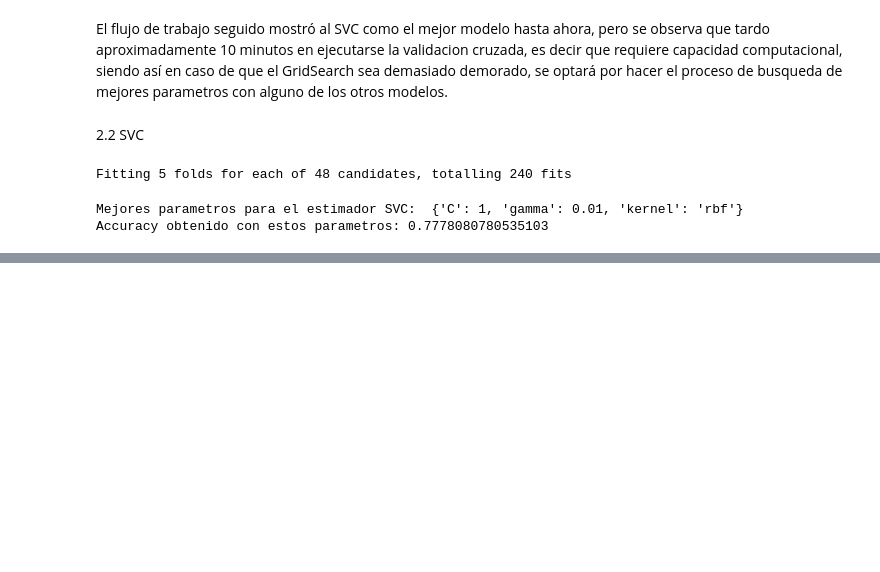
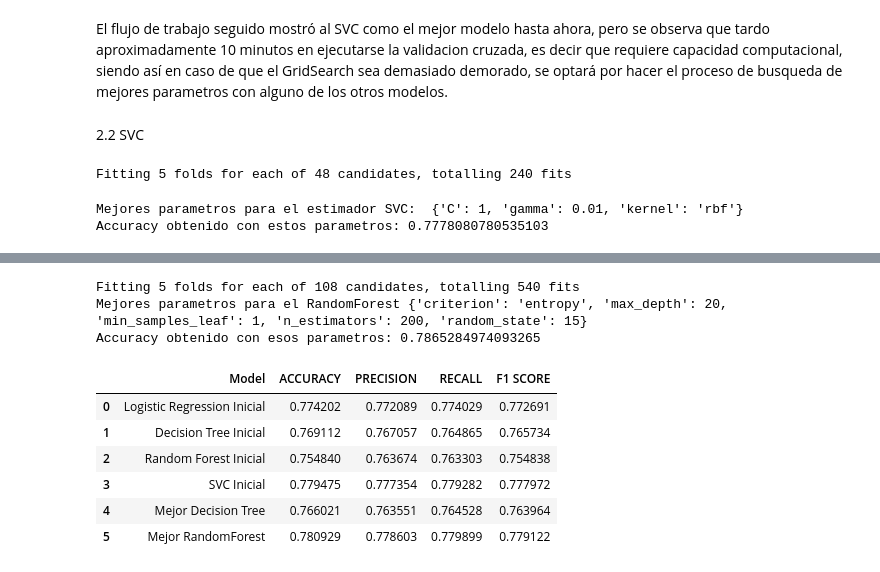
Before and after one commit to AndresBanquezBio/BDUrgencias, a Jupyter notebook: NoteBook/modelos.ipynb, the cells around one changed output, grey strips where cells are left out. Saved outputs shown, nothing was run; the diff lists cells and outputs as text; code cells hidden in the pictures; blank space fills up the shorter version.

```diff
--- a/NoteBook/modelos.ipynb
+++ b/NoteBook/modelos.ipynb
@@ -699,7 +700,7 @@ print("Accuracy obtenido con estos parametros: "+str(svc_grid_search.best_score_
 Mejores parametros para el estimador SVC:  {'C': 1, 'gamma': 0.01, 'kernel': 'rbf'}
 Accuracy obtenido con estos parametros: 0.7778080780535103
 # %%
-SuportVector = SVC(C= svc_grid_search.best_params_['C'], gamma= svc_grid_search.best_params_['gamma'], kernel=svc_grid_search.best_params_['kernel'], max_iter=10000)
+SuportVector = SVC(C= 5, gamma= 0.01, kernel='rbf', max_iter=-1)
 
 SuportVector.fit(Xtv, ytv) #entreno
 
@@ -726,0 +718,3 @@ ME AVISAS CUANDO ACABES, MIENTRAS IRÉ ORGANIZANDO EL FLUJO DE TRABAJO PARA PROB
+# %%
+df1_=train_test_evaluate("Mejor SVC", SuportVector, Xtv, ytv, Xts, yts)
+result_df=pd.concat([result_df,df1_],ignore_index=True)#Aqui agregamos a la tablita donde vamos recolectando todas las metricas de todos los modelos probados.
@@ -726,0 +758,38 @@ ME AVISAS CUANDO ACABES, MIENTRAS IRÉ ORGANIZANDO EL FLUJO DE TRABAJO PARA PROB
+# %%
+#Ahora lo mismo para el ramdon forest y luego para regresion lineal
+parametros_ranf = {
+    "criterion":['gini', 'entropy'],
+    "n_estimators": [100,200],
+    "max_depth": [5,20,40],
+    "min_samples_leaf": [1,2,3],
+    "random_state": [10,15,25]
+}
+
+RandomFor = GridSearchCV(estimator = estimator3,
+                        param_grid = parametros_ranf,
+                        cv = ShuffleSplit(n_splits= 5, test_size=val_size),
+                        scoring = 'accuracy',
+                        return_train_score=True,
+                        verbose=3,
+                        n_jobs=-1)
+RandomFor.fit(Xtv, ytv)
+print('Mejores parametros para el RandomForest',RandomFor.best_params_)#Mejores parametros obtenidos
+print('Accuracy obtenido con esos parametros: '+str(RandomFor.best_score_))#Accuracy de estos parametros, evidentemente del train
+BosqueAleatorio=RandomForestClassifier(criterion=RandomFor.best_params_['criterion'],n_estimators=RandomFor.best_params_['n_estimators'],max_depth=RandomFor.best_params_['max_depth'], min_samples_leaf=RandomFor.best_params_['min_samples_leaf'],random_state=RandomFor.best_params_['random_state'])#LO siguiente es crear la instancia arbol de decision, meterle los mejores parametros y probar en entranamiento y validacion con la funcion que siempre usamos
+BosqueAleatorio.fit(Xtv,ytv)
+df1_1=train_test_evaluate("Mejor RandomForest", BosqueAleatorio, Xtv, ytv, Xts, yts)
+result_df=pd.concat([result_df,df1_1],ignore_index=True)#Aqui agregamos a la tablita donde vamos recolectando todas las metricas de todos los modelos probados.
+# %% [output]
+Fitting 5 folds for each of 108 candidates, totalling 540 fits
+Mejores parametros para el RandomForest {'criterion': 'entropy', 'max_depth': 20, 'min_samples_leaf': 1, 'n_estimators': 200, 'random_state': 15}
+Accuracy obtenido con esos parametros: 0.7865284974093265
+# %%
+result_df
+# %% [output]
+|  | Model | ACCURACY | PRECISION | RECALL | F1 SCORE |
+| 0 | Logistic Regression Inicial | 0.774202 | 0.772089 | 0.774029 | 0.772691 |
+| 1 | Decision Tree Inicial | 0.769112 | 0.767057 | 0.764865 | 0.765734 |
+| 2 | Random Forest Inicial | 0.754840 | 0.763674 | 0.763303 | 0.754838 |
+| 3 | SVC Inicial | 0.779475 | 0.777354 | 0.779282 | 0.777972 |
+| 4 | Mejor Decision Tree | 0.766021 | 0.763551 | 0.764528 | 0.763964 |
+| 5 | Mejor RandomForest | 0.780929 | 0.778603 | 0.779899 | 0.779122 |
```
Also changed, not shown: parts of 21 cells of this notebook, 1 other file.
